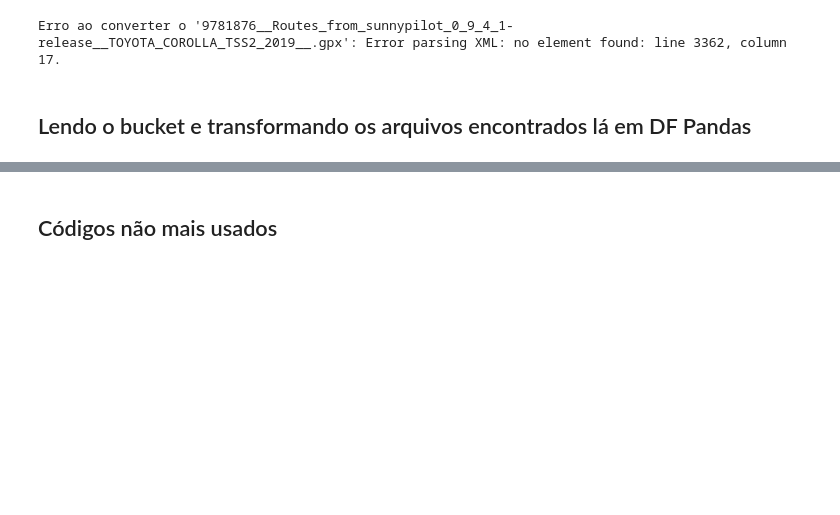
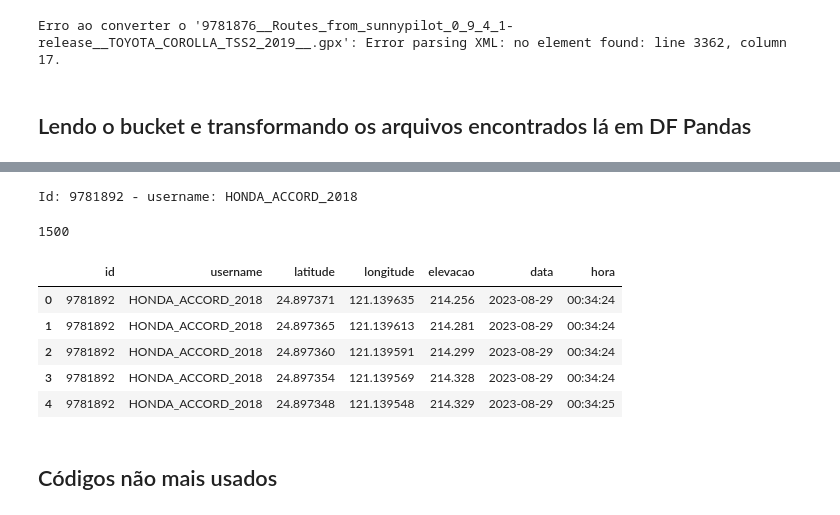
Before and after one commit to ThigaoRibeiro/tcc-ufrj-pipeline, a Jupyter notebook: Teste_WebScraping_OpenStreetMap.ipynb, the cells around one changed output, grey strips where cells are left out. Saved outputs shown, nothing was run; the diff lists cells and outputs as text; code cells hidden in the pictures; blank space fills up the shorter version.

Commit message:
Adicionado regex para separar o ID e o nome do veiculo - Data e hora do percurso separadas e adicionadas como colunas independentes do DF

```diff
--- a/Teste_WebScraping_OpenStreetMap.ipynb
+++ b/Teste_WebScraping_OpenStreetMap.ipynb
@@ -466,0 +479,44 @@ df.head()
+# %%
+import re
+import numpy as np
+
+
+text = "9781892__Routes_from_sunnypilot_0_9_3_1-release__HONDA_ACCORD_2018__.gpx"
+
+# Definindo o padrão de regex
+pattern = r'(.*?)__'
+
+# Encontrando todas as correspondências no texto
+matches = re.findall(pattern, text)
+
+# Extraindo o nome do carro
+username = matches[-1]
+id = matches[0]
+
+print(f'Id: {id} - username: {username}')
+# %% [output]
+Id: 9781892 - username: HONDA_ACCORD_2018
+# %%
+num_df = len(df)
+num_df
+# %% [output]
+1500
+# %%
+repeated_id = np.tile(id, num_df)
+repeated_user = np.tile(username, num_df)
+# %%
+df['id'] = repeated_id
+df['username'] = repeated_user
+# %%
+# Reordenando as colunas
+desired_order = ['id', 'username', 'latitude', 'longitude', 'elevacao', 'data', 'hora']
+df = df.reindex(columns=desired_order)
+# %%
+df.head()
+# %% [output]
+|  | id | username | latitude | longitude | elevacao | data | hora |
+| 0 | 9781892 | HONDA_ACCORD_2018 | 24.897371 | 121.139635 | 214.256 | 2023-08-29 | 00:34:24 |
+| 1 | 9781892 | HONDA_ACCORD_2018 | 24.897365 | 121.139613 | 214.281 | 2023-08-29 | 00:34:24 |
+| 2 | 9781892 | HONDA_ACCORD_2018 | 24.897360 | 121.139591 | 214.299 | 2023-08-29 | 00:34:24 |
+| 3 | 9781892 | HONDA_ACCORD_2018 | 24.897354 | 121.139569 | 214.328 | 2023-08-29 | 00:34:24 |
+| 4 | 9781892 | HONDA_ACCORD_2018 | 24.897348 | 121.139548 | 214.329 | 2023-08-29 | 00:34:25 |
```
Also changed, not shown: parts of 7 cells of this notebook, 1 other file.
